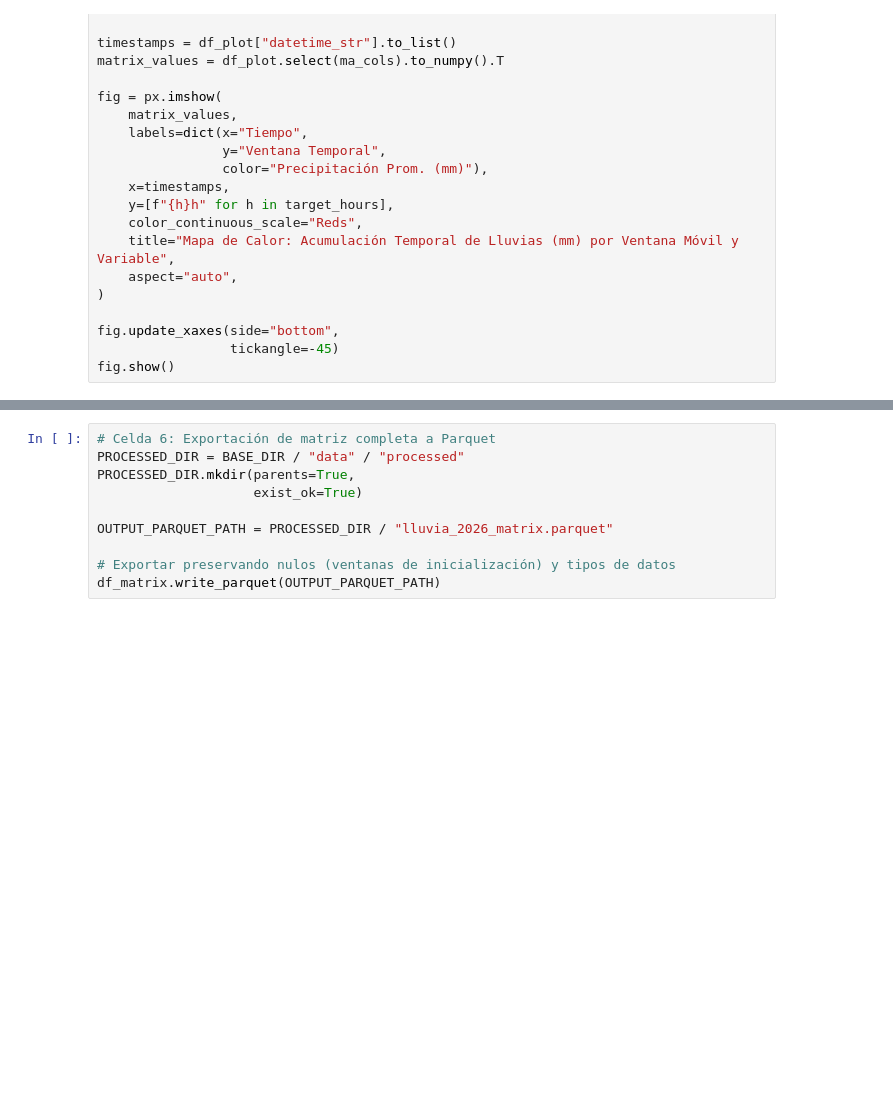
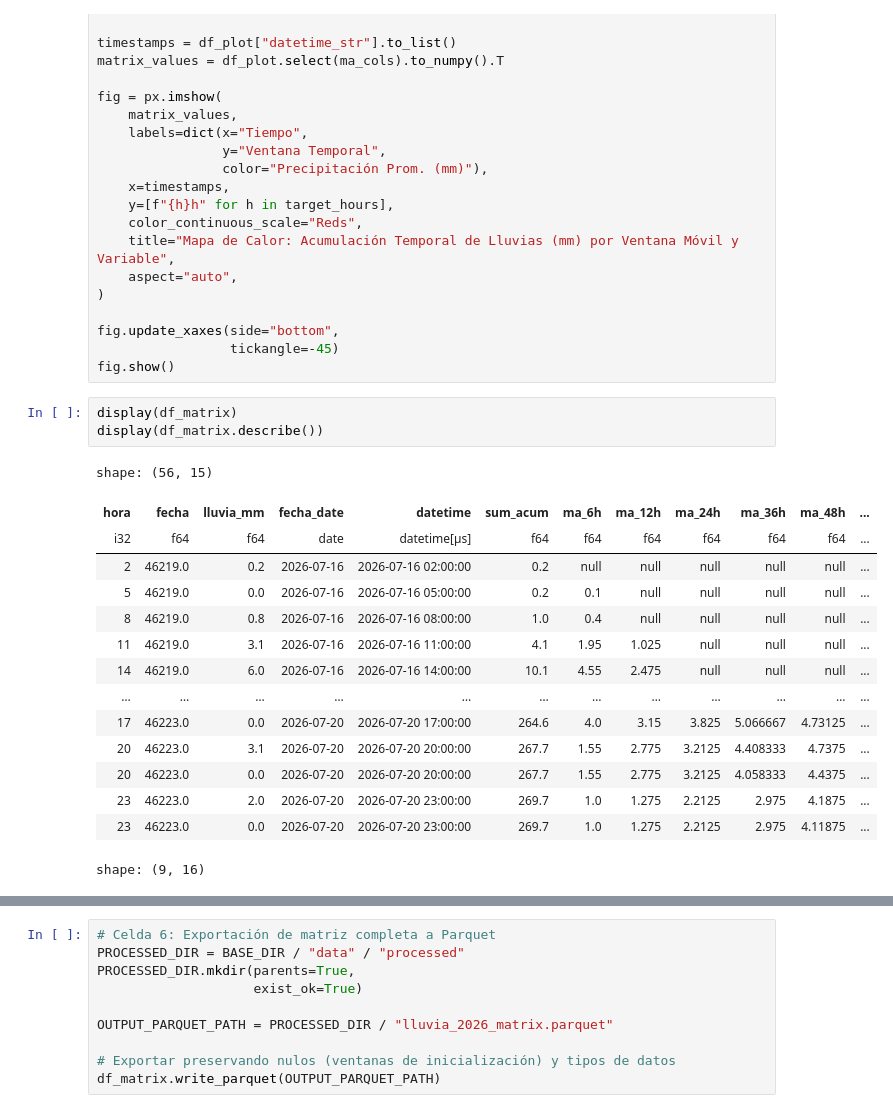
Before and after one commit to pablozunigac/lluvias-chile-2026, a Jupyter notebook: notebooks/01_aed_lluvias.ipynb, the cells around one changed output, grey strips where cells are left out. Cells and saved outputs as stored; diff of their text form; blank space fills up the shorter version.

```diff
--- a/notebooks/01_aed_lluvias.ipynb
+++ b/notebooks/01_aed_lluvias.ipynb
@@ -112,3 +85,22 @@ fig = px.imshow(
 fig.update_xaxes(side="bottom",
                  tickangle=-45)
 fig.show()
+# %%
+display(df_matrix)
+display(df_matrix.describe())
+# %% [output]
+shape: (56, 15)
+| hora | fecha | lluvia_mm | fecha_date | datetime | sum_acum | ma_6h | ma_12h | ma_24h | ma_36h | ma_48h | ... |
+| i32 | f64 | f64 | date | datetime[μs] | f64 | f64 | f64 | f64 | f64 | f64 | ... |
+| 2 | 46219.0 | 0.2 | 2026-07-16 | 2026-07-16 02:00:00 | 0.2 | null | null | null | null | null | ... |
+| 5 | 46219.0 | 0.0 | 2026-07-16 | 2026-07-16 05:00:00 | 0.2 | 0.1 | null | null | null | null | ... |
+| 8 | 46219.0 | 0.8 | 2026-07-16 | 2026-07-16 08:00:00 | 1.0 | 0.4 | null | null | null | null | ... |
+| 11 | 46219.0 | 3.1 | 2026-07-16 | 2026-07-16 11:00:00 | 4.1 | 1.95 | 1.025 | null | null | null | ... |
+| 14 | 46219.0 | 6.0 | 2026-07-16 | 2026-07-16 14:00:00 | 10.1 | 4.55 | 2.475 | null | null | null | ... |
+| … | … | … | … | … | … | … | … | … | … | … | ... |
+| 17 | 46223.0 | 0.0 | 2026-07-20 | 2026-07-20 17:00:00 | 264.6 | 4.0 | 3.15 | 3.825 | 5.066667 | 4.73125 | ... |
+| 20 | 46223.0 | 3.1 | 2026-07-20 | 2026-07-20 20:00:00 | 267.7 | 1.55 | 2.775 | 3.2125 | 4.408333 | 4.7375 | ... |
+| 20 | 46223.0 | 0.0 | 2026-07-20 | 2026-07-20 20:00:00 | 267.7 | 1.55 | 2.775 | 3.2125 | 4.058333 | 4.4375 | ... |
+| 23 | 46223.0 | 2.0 | 2026-07-20 | 2026-07-20 23:00:00 | 269.7 | 1.0 | 1.275 | 2.2125 | 2.975 | 4.1875 | ... |
+| 23 | 46223.0 | 0.0 | 2026-07-20 | 2026-07-20 23:00:00 | 269.7 | 1.0 | 1.275 | 2.2125 | 2.975 | 4.11875 | ... |
+shape: (9, 16)
```
Also changed, not shown: parts of 6 cells of this notebook, 7 other files.
